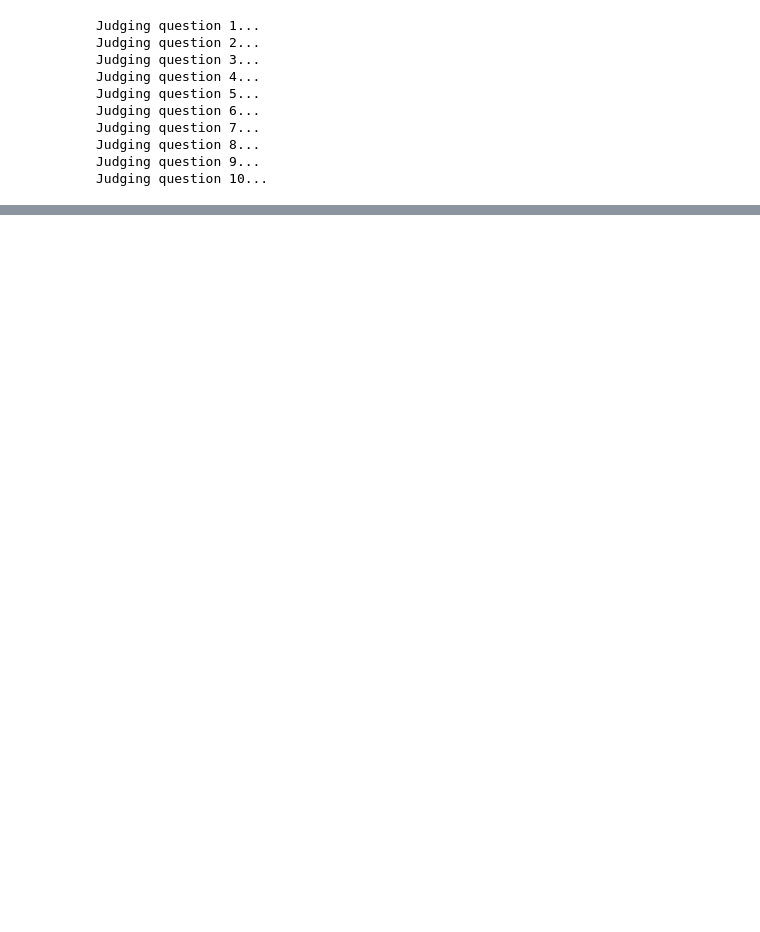
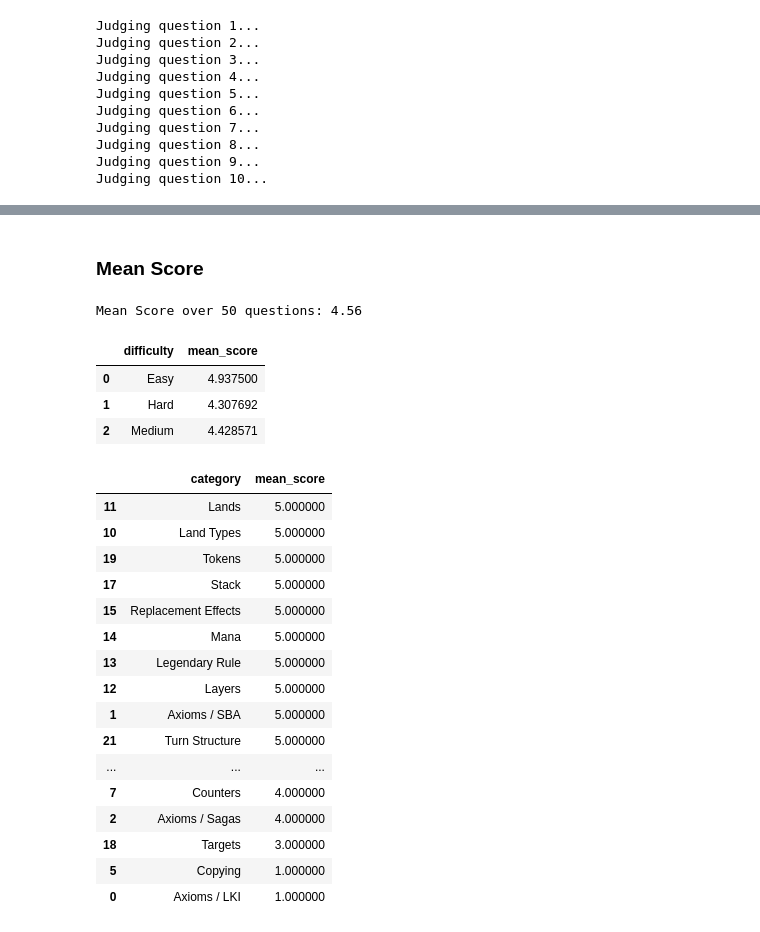
Before and after one commit to LeonMichel96/DL-Mioti-Project, a Jupyter notebook: 7-grader_ai_metrics/Metrics_Notebook.ipynb, the cells around one changed output, grey strips where cells are left out. Saved outputs shown, nothing was run; the diff lists cells and outputs as text; code cells hidden in the pictures; blank space fills up the shorter version.

```diff
--- a/7-grader_ai_metrics/Metrics_Notebook.ipynb
+++ b/7-grader_ai_metrics/Metrics_Notebook.ipynb
@@ -387,0 +665,47 @@ Yes, a creature with Haste can activate an ability with a {T} symbol the turn it
+# %% [markdown]
+### Mean Score
+# %%
+# mean score general
+mean_score = df_eval['score'].mean()
+print(f"Mean Score over 50 questions: {mean_score:.2f}")
+# %% [output]
+Mean Score over 50 questions: 4.56
+# %%
+# mean scores por categoría
+mean_scores_cat = df_eval.groupby('category').agg(
+    mean_score = ('score', 'mean')
+).reset_index()
+
+mean_scores_cat.sort_values(by='mean_score', ascending=False, inplace=True)
+
+# mean score por dificultad
+mean_scores_diff = df_eval.groupby('difficulty').agg(
+    mean_score = ('score', 'mean')
+).reset_index()
+# %%
+mean_scores_diff
+# %% [output]
+|  | difficulty | mean_score |
+| 0 | Easy | 4.937500 |
+| 1 | Hard | 4.307692 |
+| 2 | Medium | 4.428571 |
+# %%
+mean_scores_cat
+# %% [output]
+|  | category | mean_score |
+| 11 | Lands | 5.000000 |
+| 10 | Land Types | 5.000000 |
+| 19 | Tokens | 5.000000 |
+| 17 | Stack | 5.000000 |
+| 15 | Replacement Effects | 5.000000 |
+| 14 | Mana | 5.000000 |
+| 13 | Legendary Rule | 5.000000 |
+| 12 | Layers | 5.000000 |
+| 1 | Axioms / SBA | 5.000000 |
+| 21 | Turn Structure | 5.000000 |
+| ... | ... | ... |
+| 7 | Counters | 4.000000 |
+| 2 | Axioms / Sagas | 4.000000 |
+| 18 | Targets | 3.000000 |
+| 5 | Copying | 1.000000 |
+| 0 | Axioms / LKI | 1.000000 |
```
Also changed, not shown: parts of 25 cells of this notebook, 1 other file.
